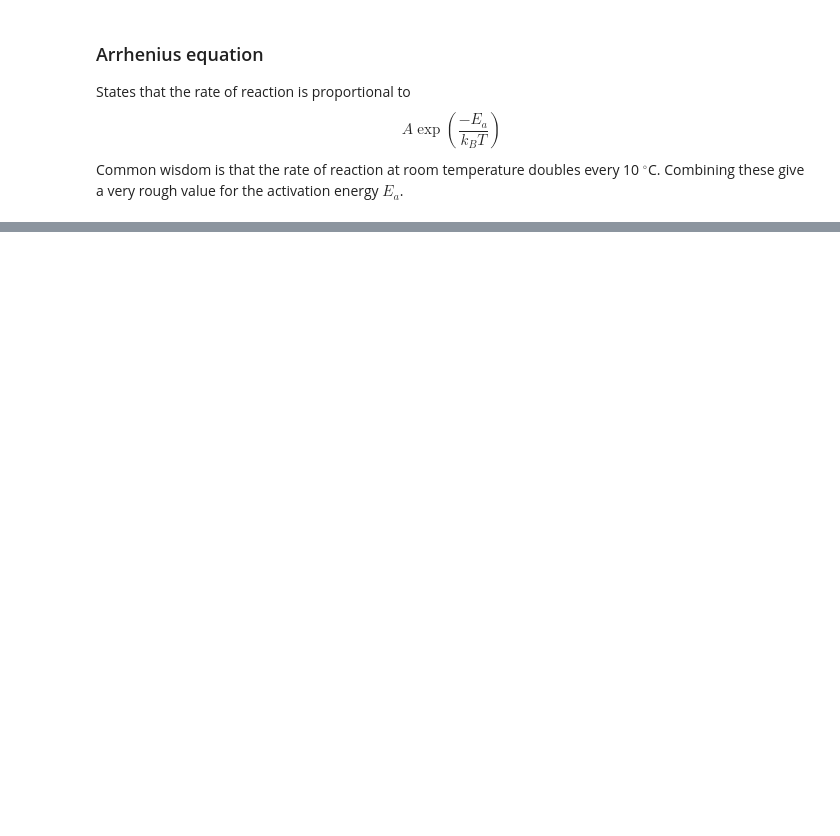
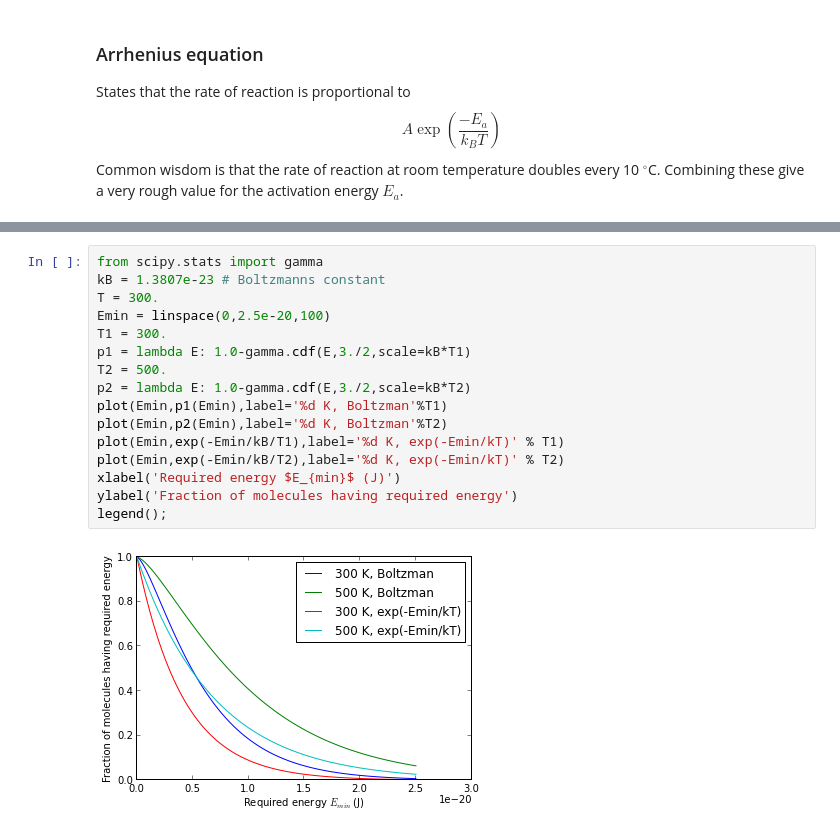
Before and after one commit to hihihippp/ipython-notebooks, a Jupyter notebook: box combustion.ipynb, the cells around one changed output, grey strips where cells are left out. Drawn from its saved outputs; the diff is of its cells as text; blank space fills up the shorter version.

```diff
--- a/box combustion.ipynb
+++ b/box combustion.ipynb
@@ -88,0 +175,18 @@ Ea
+# %%
+from scipy.stats import gamma
+kB = 1.3807e-23 # Boltzmanns constant
+T = 300.
+Emin = linspace(0,2.5e-20,100)
+T1 = 300.
+p1 = lambda E: 1.0-gamma.cdf(E,3./2,scale=kB*T1)
+T2 = 500.
+p2 = lambda E: 1.0-gamma.cdf(E,3./2,scale=kB*T2)
+plot(Emin,p1(Emin),label='%d K, Boltzman'%T1)
+plot(Emin,p2(Emin),label='%d K, Boltzman'%T2)
+plot(Emin,exp(-Emin/kB/T1),label='%d K, exp(-Emin/kT)' % T1)
+plot(Emin,exp(-Emin/kB/T2),label='%d K, exp(-Emin/kT)' % T2)
+xlabel('Required energy $E_{min}$ (J)')
+ylabel('Fraction of molecules having required energy')
+legend();
+# %% [output]
+[figure, added]
```
Also changed, not shown: parts of 12 cells of this notebook, 6 other files.
